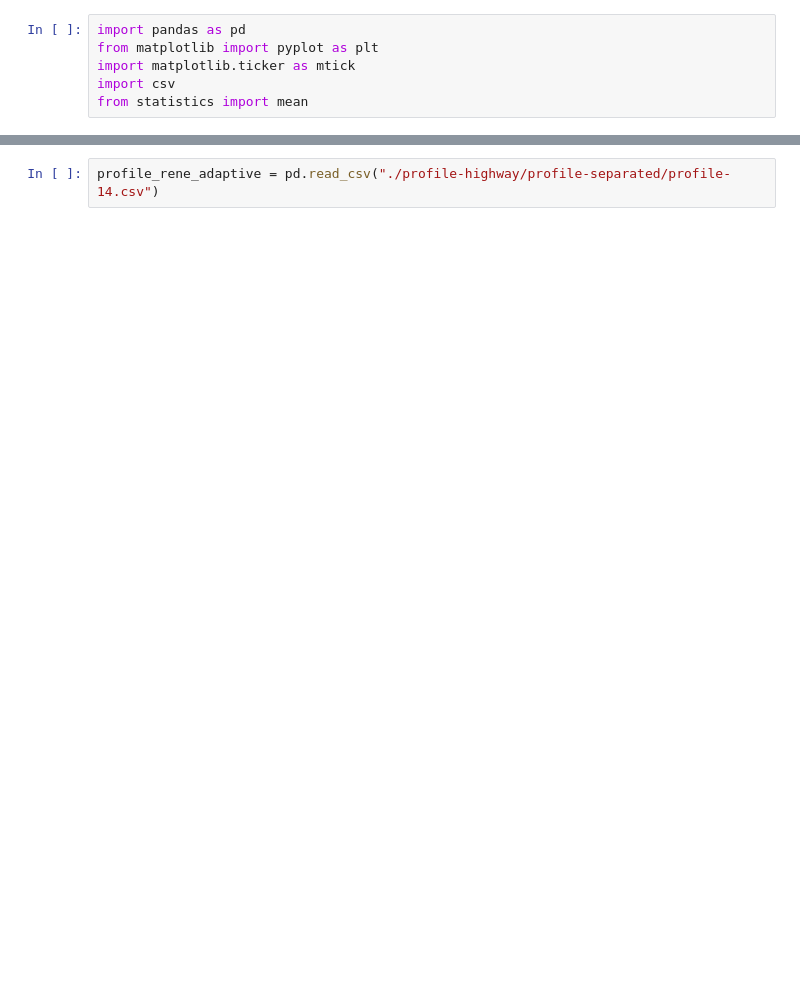
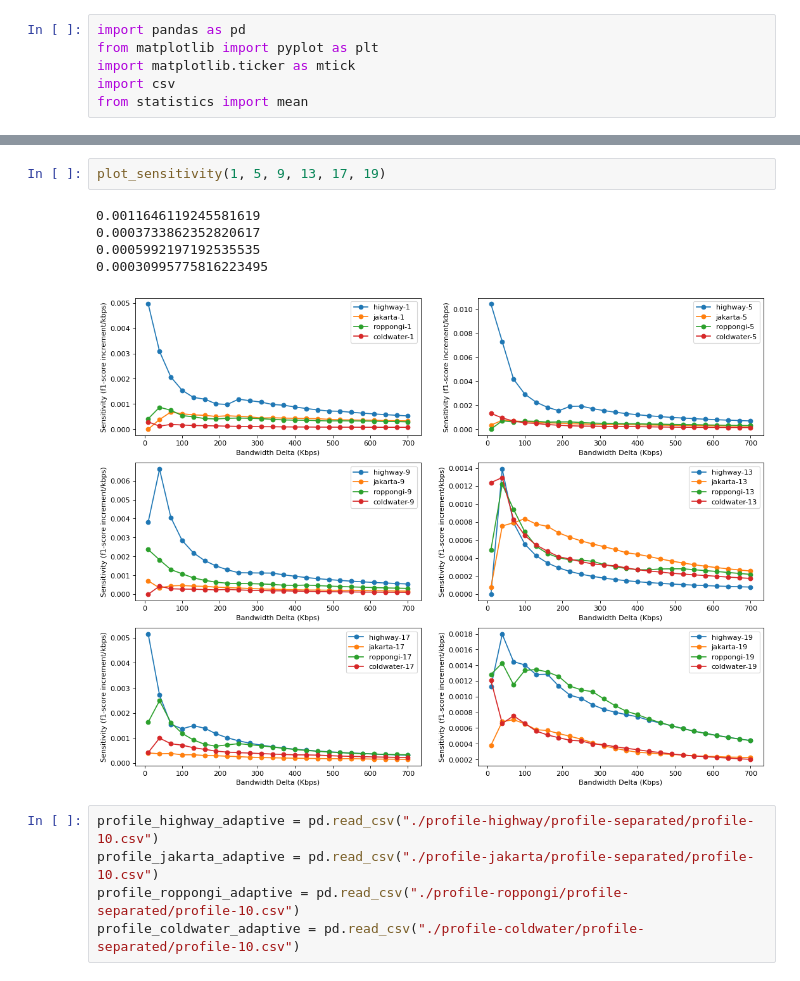
Before and after one commit to zharfanf/dds-zharfanf, a Jupyter notebook: workspace/sensitivityPlotter.ipynb, the cells around one changed output, grey strips where cells are left out. Cells and saved outputs as stored; diff of their text form; blank space fills up the shorter version.

```diff
--- a/workspace/sensitivityPlotter.ipynb
+++ b/workspace/sensitivityPlotter.ipynb
@@ -52,3 +160,14 @@ def plot_sensitivity(bandwidth_f1):
+# %%
+plot_sensitivity(1, 5, 9, 13, 17, 19)
+# %% [output]
+0.0011646119245581619
+0.0003733862352820617
+0.0005992197192535535
+0.00030995775816223495
+[figure, added]
 # %%
-profile_rene_adaptive = pd.read_csv("./profile-highway/profile-separated/profile-14.csv")
+profile_highway_adaptive = pd.read_csv("./profile-highway/profile-separated/profile-10.csv")
+profile_jakarta_adaptive = pd.read_csv("./profile-jakarta/profile-separated/profile-10.csv")
+profile_roppongi_adaptive = pd.read_csv("./profile-roppongi/profile-separated/profile-10.csv")
+profile_coldwater_adaptive = pd.read_csv("./profile-coldwater/profile-separated/profile-10.csv")
 # %%
```
Also changed, not shown: parts of 9 cells of this notebook.
